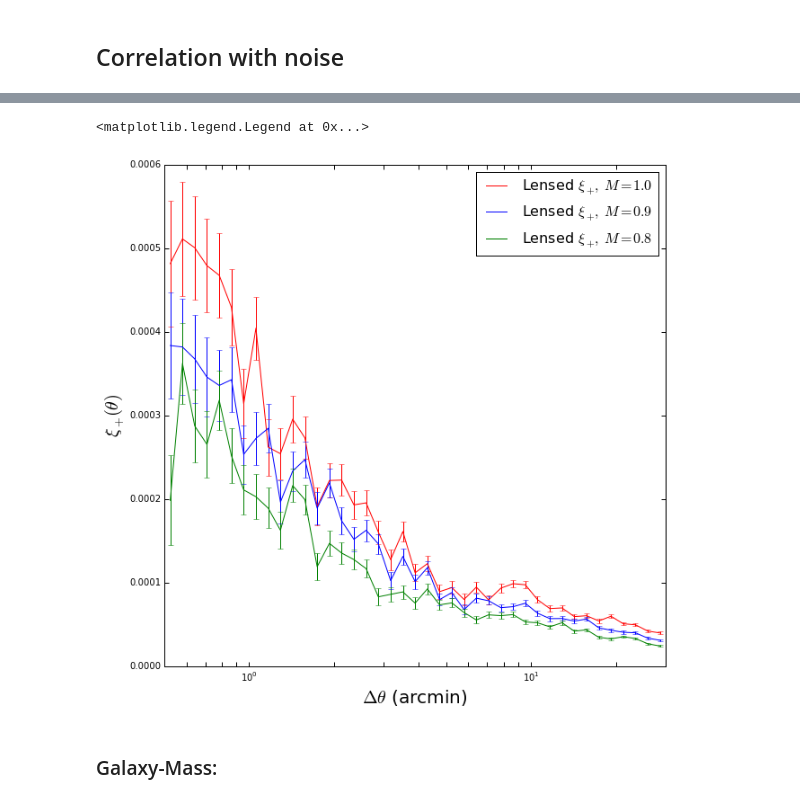
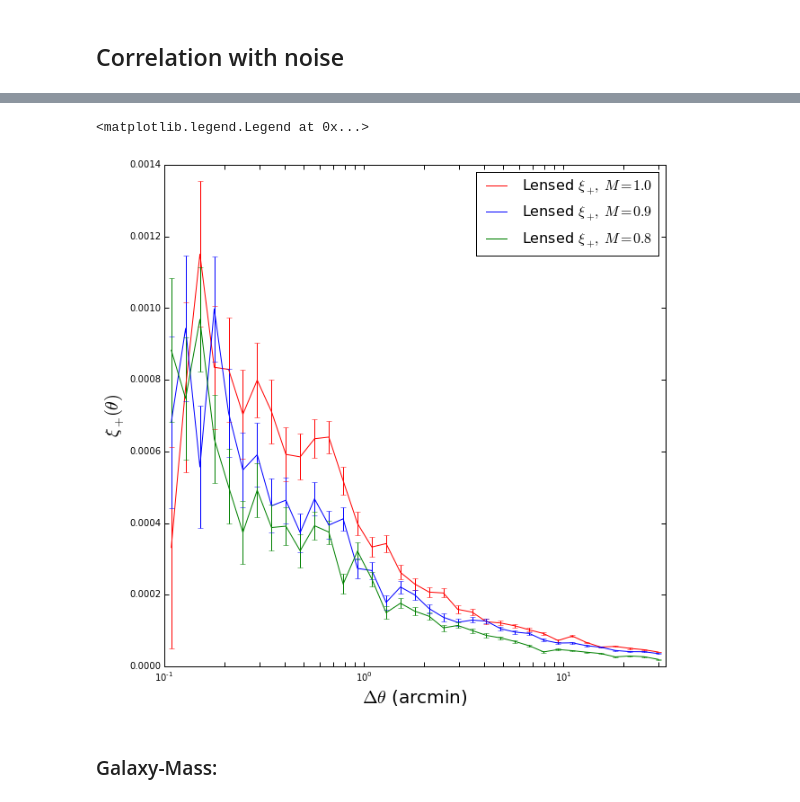
Before and after one commit to drphilmarshall/Pangloss, a Jupyter notebook: demos/CalculatingCorr.ipynb, the cells around one changed output, grey strips where cells are left out. Drawn from its saved outputs; the diff is of its cells as text; code cells hidden in the pictures.

Commit message:
Cleaned up the `CalculatingCorr`, `ForegroundGalaxyOverlay`, and `VisualizingCorrelationFunction` demos.

```diff
--- a/demos/CalculatingCorr.ipynb
+++ b/demos/CalculatingCorr.ipynb
@@ -113,8 +60,12 @@ d=[1.9,-1.9,-1.9,1.9]
 
 B1 = pangloss.BackgroundCatalog(sigma_e=0.2,domain=d)
 B1.lens_by_map(K,S)
-B2 = copy.deepcopy(B1)
-B3 = copy.deepcopy(B1)
+B2 = pangloss.BackgroundCatalog(sigma_e=0.2,domain=d)
+B2.lens_by_map(K,S)
+B3 = pangloss.BackgroundCatalog(sigma_e=0.2,domain=d)
+B3.lens_by_map(K,S)
+#B2 = copy.deepcopy(B1)
+#B3 = copy.deepcopy(B1)
 
 B1.add_noise(M=1.0)
 galaxies1 = B1.galaxies
@@ -124,15 +75,3 @@ galaxies2 = B2.galaxies
 
 B3.add_noise(M=0.8)
 galaxies3 = B3.galaxies
-
-'''
-B2 = pangloss.BackgroundCatalog(sigma_e=0.2,domain=d)
-B2.lens_by_map(K,S)
-B2.add_noise(M=0.8)
-galaxies2 = B2.galaxies
-
-B3 = pangloss.BackgroundCatalog(sigma_e=0.2,domain=d)
-B3.lens_by_map(K,S)
-B3.add_noise(M=0.6)
-galaxies3 = B3.galaxies
-'''
@@ -156,0 +78,4 @@ gg3.process(cat3)
+# %%
+gg1 = B1.calculate_corr()
+gg2 = B2.calculate_corr()
+gg3 = B3.calculate_corr()
@@ -157,24 +90,24 @@ gg3.process(cat3)
 # %%
 # Pres plot 1
 plt.errorbar(np.exp(gg1.logr), gg1.xip, np.sqrt(gg1.varxi), c='r')
 plt.errorbar(np.exp(gg2.logr), gg2.xip, np.sqrt(gg2.varxi), c='b')
 plt.errorbar(np.exp(gg3.logr), gg3.xip, np.sqrt(gg3.varxi), c='g')
 plt.plot([min(np.exp(gg1.logr)),max(np.exp(gg1.logr))],[0,0],c='k',linestyle='dashed')
 
 # Make axis ticks larger
 plt.gca().tick_params('both', length=5, width=1, which='major')
 plt.gca().tick_params('both', length=5, width=1, which='minor')
 
 # Plot settings
 plt.xscale('log')
 plt.ylabel(r'$\xi_+(\theta)$',fontsize=20)
 plt.xlabel(r'$\Delta\theta$ (arcmin)',fontsize=20)
 plt.gcf().set_size_inches(10,10)
-plt.gca().set_xlim(min_sep,max_sep)
+plt.gca().set_xlim(np.rad2deg(gg1.min_sep)*60,np.rad2deg(gg1.max_sep)*60)
 plt.legend([r'Lensed $\xi_+,\,M=1.0$',r'Lensed $\xi_+,\,M=0.9$',r'Lensed $\xi_+,\,M=0.8$'],fontsize=16)
 # %% [output]
 <matplotlib.legend.Legend at 0x...>
-[figure, old version]
+[figure, new version]
 # %% [markdown]
 ### Galaxy-Mass:
 # %%
```
Also changed, not shown: parts of 17 cells of this notebook, 1 other file.
